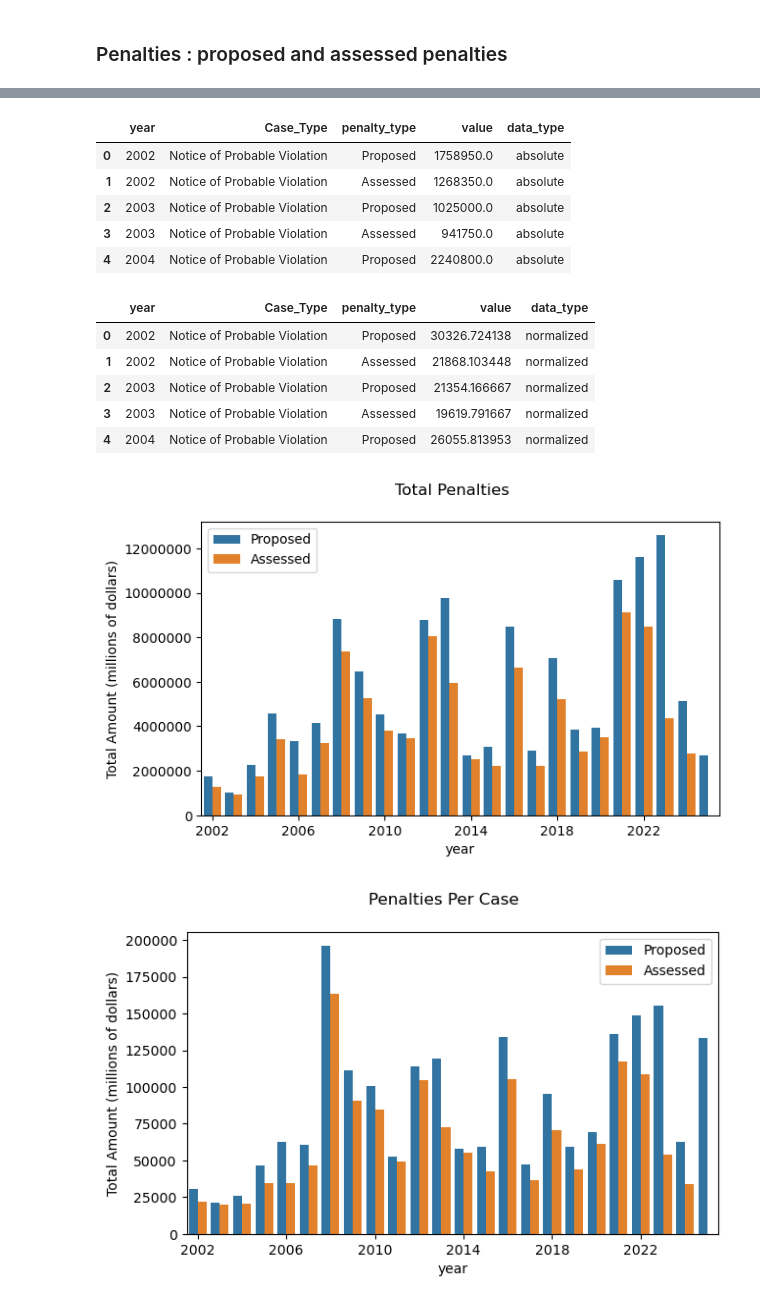
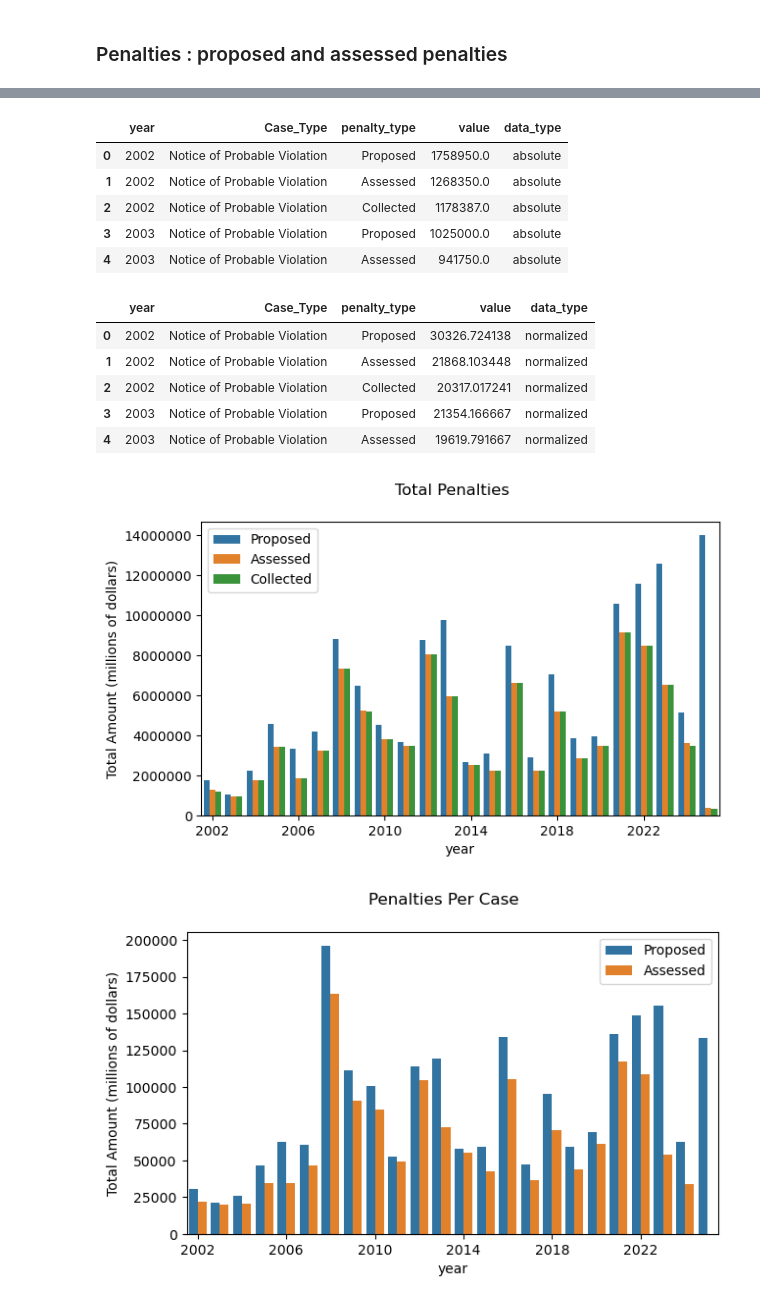
Before and after one commit to edgi-govdata-archiving/PipelineSafety, a Jupyter notebook: phmsa_exploration.ipynb, the cells around one changed output, grey strips where cells are left out. Saved outputs shown, nothing was run; the diff lists cells and outputs as text; code cells hidden in the pictures.

Commit message:
updating data and enforcement ipynb
Updated existing figure of annual penalties proposed and assessed to include collected

```diff
--- a/phmsa_exploration.ipynb
+++ b/phmsa_exploration.ipynb
@@ -11,10 +14,18 @@ import matplotlib.pyplot as plt
 # %%
+# set figure output path for github structure
+output_path = "phmsa_enforcement_analysis/Images/"
+
 # import data
-file = r"C:\Users\jenni\Workspaces\Projects\edgi\pipeline_enforcement\data\phmsa_pipeline_enforcement_raw_data.csv"
-data = pd.read_csv(file)
+file = r"/Users/rebeccaorrison/Projects/analysis-projects/enforcement/PipelineSafety/phmsa_enforcement_analysis/Data/2026-01-23_PHMSA_Pipeline_Enforcement_Data.txt"
 
-# create a column with the year value
-data['year'] = data['Opened_Date'].str[-4:].astype(int)
+data = pd.read_csv(file,
+    sep="\t",
+    encoding="latin1"
+)
+
+# convert date to a datetime object and create a column with the year value
+data['Opened_Date'] = pd.to_datetime(data['Opened_Date'])
+data["year"] = data['Opened_Date'].dt.year
 # %%
 #data.columns
 # %% [markdown]
@@ -28,6 +35,6 @@ array(['Notice of Probable Violation', 'Warning Letter',
 # %%
 # summarize penalty data by year and case type
-penalties_case_type = data[['year','CPF_Number','Case_Type','Proposed_Penalties','Assessed_Penalties']].groupby(['year','Case_Type']).sum()[['Proposed_Penalties','Assessed_Penalties']]
+penalties_case_type = data[['year','CPF_Number','Case_Type','Proposed_Penalties','Assessed_Penalties', 'Collected_Penalties']].groupby(['year','Case_Type']).sum()[['Proposed_Penalties','Assessed_Penalties','Collected_Penalties']]
 penalties_case_type['num_cases'] = data.groupby(['year','Case_Type']).count().rename(columns={'CPF_Number':'num_cases'})['num_cases']
 penalties_case_type
 # %% [output]
@@ -92,5 +100,6 @@ penalties.head()
 # %%
 penalties['assessed_per_case'] = penalties['Assessed_Penalties'] / penalties['num_cases']
 penalties['proposed_per_case'] = penalties['Proposed_Penalties'] / penalties['num_cases']
+penalties['collected_per_case'] = penalties['Collected_Penalties'] / penalties['num_cases']
 penalties.head()
 # %% [output]
@@ -104,7 +113,7 @@ penalties.head()
 # %%
 # stack data for plotting
 ### absolute values
-penalties_abs = penalties.rename(columns={'Proposed_Penalties':'Proposed','Assessed_Penalties':'Assessed'}).reindex(columns=['Proposed','Assessed'])
+penalties_abs = penalties.rename(columns={'Proposed_Penalties':'Proposed','Assessed_Penalties':'Assessed','Collected_Penalties':'Collected'}).reindex(columns=['Proposed','Assessed','Collected'])
 penalties_abs.columns.name = 'penalty_type'
 penalties_abs = penalties_abs.stack().reset_index().rename(columns={0:'value'})
 penalties_abs['data_type'] = 'absolute'
@@ -113,13 +122,13 @@ penalties_abs.head()
 |  | year | Case_Type | penalty_type | value | data_type |
 | 0 | 2002 | Notice of Probable Violation | Proposed | 1758950.0 | absolute |
 | 1 | 2002 | Notice of Probable Violation | Assessed | 1268350.0 | absolute |
-| 2 | 2003 | Notice of Probable Violation | Proposed | 1025000.0 | absolute |
-| 3 | 2003 | Notice of Probable Violation | Assessed | 941750.0 | absolute |
-| 4 | 2004 | Notice of Probable Violation | Proposed | 2240800.0 | absolute |
+| 2 | 2002 | Notice of Probable Violation | Collected | 1178387.0 | absolute |
+| 3 | 2003 | Notice of Probable Violation | Proposed | 1025000.0 | absolute |
+| 4 | 2003 | Notice of Probable Violation | Assessed | 941750.0 | absolute |
 # %%
 # stack data for plotting
 ### normalized values
-penalties_norm = penalties[['proposed_per_case','assessed_per_case']].rename(columns={'proposed_per_case':'Proposed','assessed_per_case':'Assessed'}).reindex(columns=['Proposed','Assessed'])
+penalties_norm = penalties[['proposed_per_case','assessed_per_case', 'collected_per_case']].rename(columns={'proposed_per_case':'Proposed','assessed_per_case':'Assessed', 'collected_per_case':'Collected'}).reindex(columns=['Proposed','Assessed','Collected'])
 penalties_norm.columns.name = 'penalty_type'
 penalties_norm = penalties_norm.stack().reset_index().rename(columns={0:'value'})
 penalties_norm['data_type'] = 'normalized'
@@ -128,9 +137,9 @@ penalties_norm.head()
 |  | year | Case_Type | penalty_type | value | data_type |
 | 0 | 2002 | Notice of Probable Violation | Proposed | 30326.724138 | normalized |
 | 1 | 2002 | Notice of Probable Violation | Assessed | 21868.103448 | normalized |
-| 2 | 2003 | Notice of Probable Violation | Proposed | 21354.166667 | normalized |
-| 3 | 2003 | Notice of Probable Violation | Assessed | 19619.791667 | normalized |
-| 4 | 2004 | Notice of Probable Violation | Proposed | 26055.813953 | normalized |
+| 2 | 2002 | Notice of Probable Violation | Collected | 20317.017241 | normalized |
+| 3 | 2003 | Notice of Probable Violation | Proposed | 21354.166667 | normalized |
+| 4 | 2003 | Notice of Probable Violation | Assessed | 19619.791667 | normalized |
 # %%
 # if I want a single dataset with both data types
 #penalties_long = pd.concat([penalties_abs, penalties_norm], ignore_index=True)
@@ -138,24 +147,26 @@ penalties_norm.head()
 # %%
 # plot the data
 ### absolute values
 fig, ax = plt.subplots()
 fig.set_size_inches(7, 4)
 sns.barplot(penalties_abs,
             x = 'year',
             y= 'value',
             hue = 'penalty_type')
 
 ax.set_ylabel('Total Amount (millions of dollars)')
 fig.suptitle('Total Penalties')
 plt.legend(title='')
 ax.set(xticks=np.arange(0,24,4))
 ax.ticklabel_format(style='plain', axis='y')
 
 # save the figure
-path = r'C:\Users\jenni\Workspaces\Projects\edgi\pipeline_enforcement\output\penalties_abs.png'
+# path = r'C:\Users\jenni\Workspaces\Projects\edgi\pipeline_enforcement\output\penalties_abs.png'
 #plt.savefig(path)
+fig_name = "Total_annual penalties"
+plt.savefig(output_path + fig_name +".png", dpi=300, bbox_inches="tight")
 # %% [output]
-[figure, old version]
+[figure, new version]
 # %%
 # plot the data
 ### normalized values
```
Also changed, not shown: parts of 8 cells of this notebook, 4 other files.
